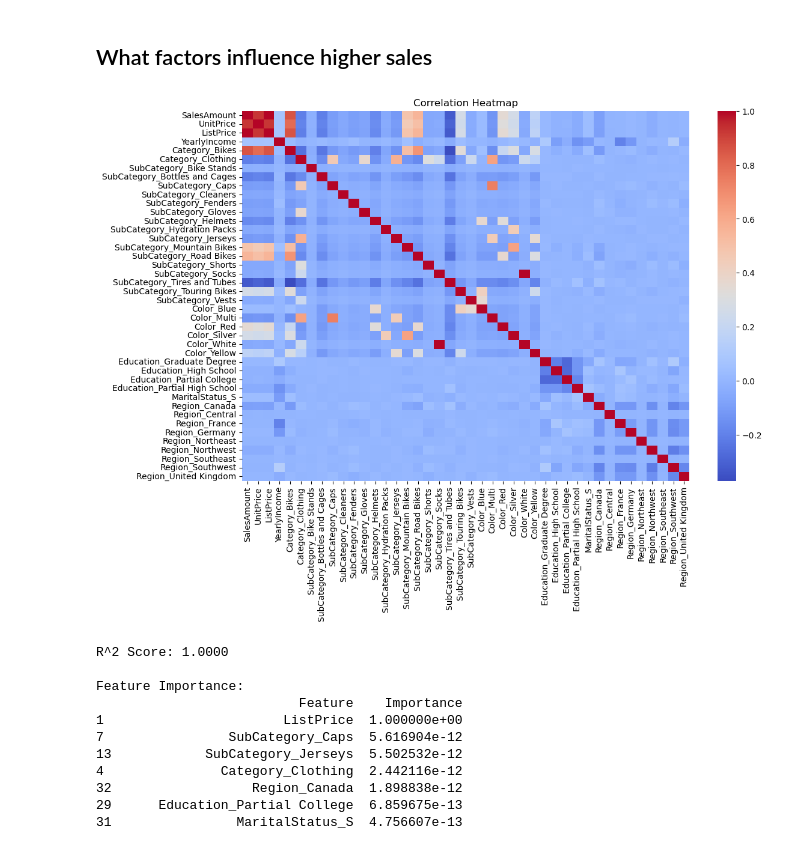
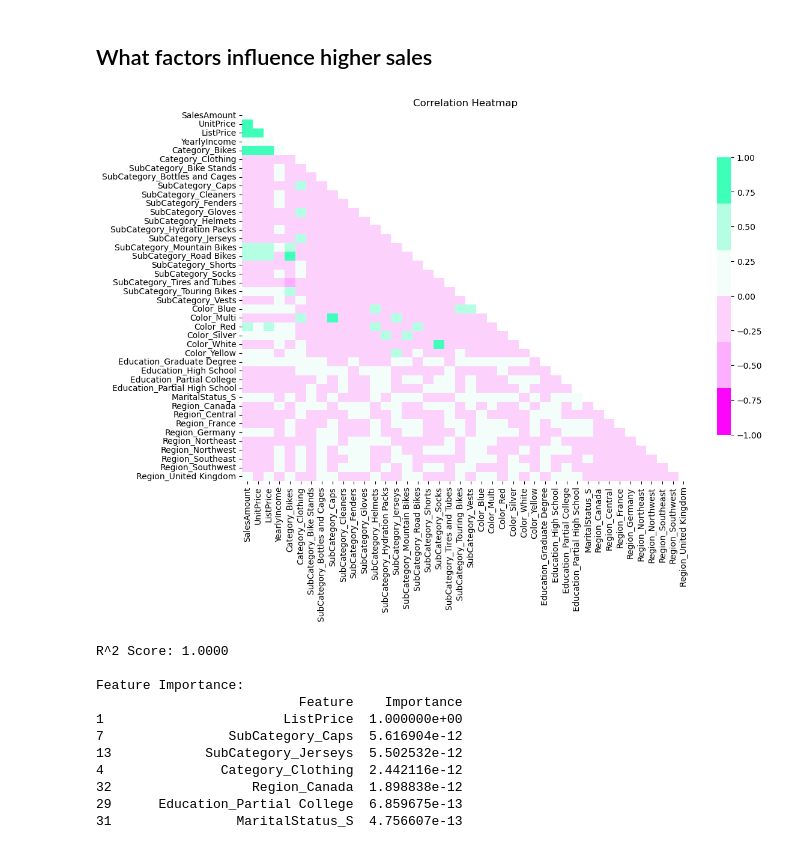
Before and after one commit to UsmanAhamed12/Data-Analyst-Intern-Project, a Jupyter notebook: BUDGET SALES ANALYSIS/NoteBooks/5_EDA_Attribute Relationships and Insights.ipynb, the cells around one changed output. Drawn from its saved outputs; the diff is of its cells as text; code cells hidden in the pictures.

```diff
--- a/BUDGET SALES ANALYSIS/NoteBooks/5_EDA_Attribute Relationships and Insights.ipynb
+++ b/BUDGET SALES ANALYSIS/NoteBooks/5_EDA_Attribute Relationships and Insights.ipynb
@@ -219,6 +219,9 @@ P-Value: 0.0000
 Conclusion: There is a statistically significant difference in sales across groups.
 # %% [markdown]
 ## 	What factors influence higher sales
+# %%
+mypal= ['#FC05FB', '#FEAEFE', '#FCD2FC','#F3FEFA', '#B4FFE4','#3FFEBA']
+cmap = sns.color_palette(mypal, as_cmap=True)
 # %%
 from sklearn.model_selection import train_test_split
 from sklearn.linear_model import LinearRegression
@@ -231,35 +234,36 @@ product_path = "/Users/inazawaelectronics/Desktop/Data-Analyst-Intern-Project/BU
 customers_path = "/Users/inazawaelectronics/Desktop/Data-Analyst-Intern-Project/BUDGET SALES ANALYSIS/Data/Customers.xlsx"
 territory_path = "/Users/inazawaelectronics/Desktop/Data-Analyst-Intern-Project/BUDGET SALES ANALYSIS/Data/Territory.xlsx"
 
 sales_df = pd.read_excel(sales_path)
 product_df = pd.read_excel(product_path)
 customers_df = pd.read_excel(customers_path)
 territory_df = pd.read_excel(territory_path)
 
 # Merge datasets
 sales_product = pd.merge(sales_df, product_df, on="ProductKey", how="inner")
 sales_customer = pd.merge(sales_product, customers_df, on="CustomerKey", how="inner")
 merged_df = pd.merge(sales_customer, territory_df, on="SalesTerritoryKey", how="inner")
 
 # Select relevant columns
 data = merged_df[[
     'SalesAmount', 'UnitPrice', 'ListPrice', 'YearlyIncome', 'Category',
     'SubCategory', 'Color', 'Education', 'MaritalStatus', 'Region'
 ]]
 
 # Handle missing values
 data = data.dropna()
 
 # Encode categorical variables
 data_encoded = pd.get_dummies(data, drop_first=True)
 
+mask = np.triu(np.ones_like(data_encoded.corr(), dtype=bool))
 # Check correlation
 plt.figure(figsize=(12, 8))
-sns.heatmap(data_encoded.corr(), fmt=".2f", cmap="coolwarm")
+sns.heatmap(data_encoded.corr(), fmt=".2f", cmap=cmap,square=False ,center=0,cbar_kws={"shrink": 0.75}, mask=mask, vmax=1.0, vmin=-1.0)
 plt.title("Correlation Heatmap")
 plt.show()
 # %% [output]
-[figure, old version]
+[figure, new version]
 # %%
 # Split data into features (X) and target (y)
 X = data_encoded.drop('SalesAmount', axis=1)
```
